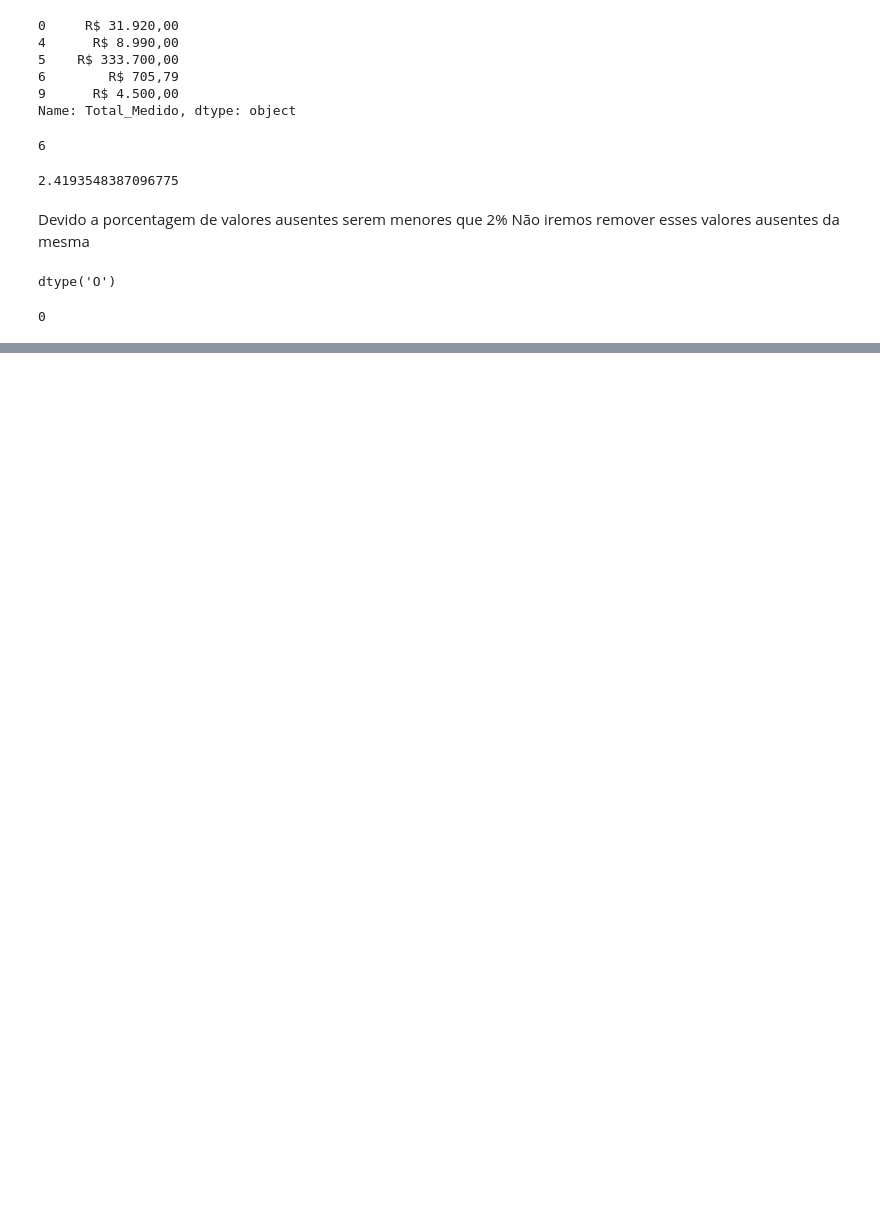
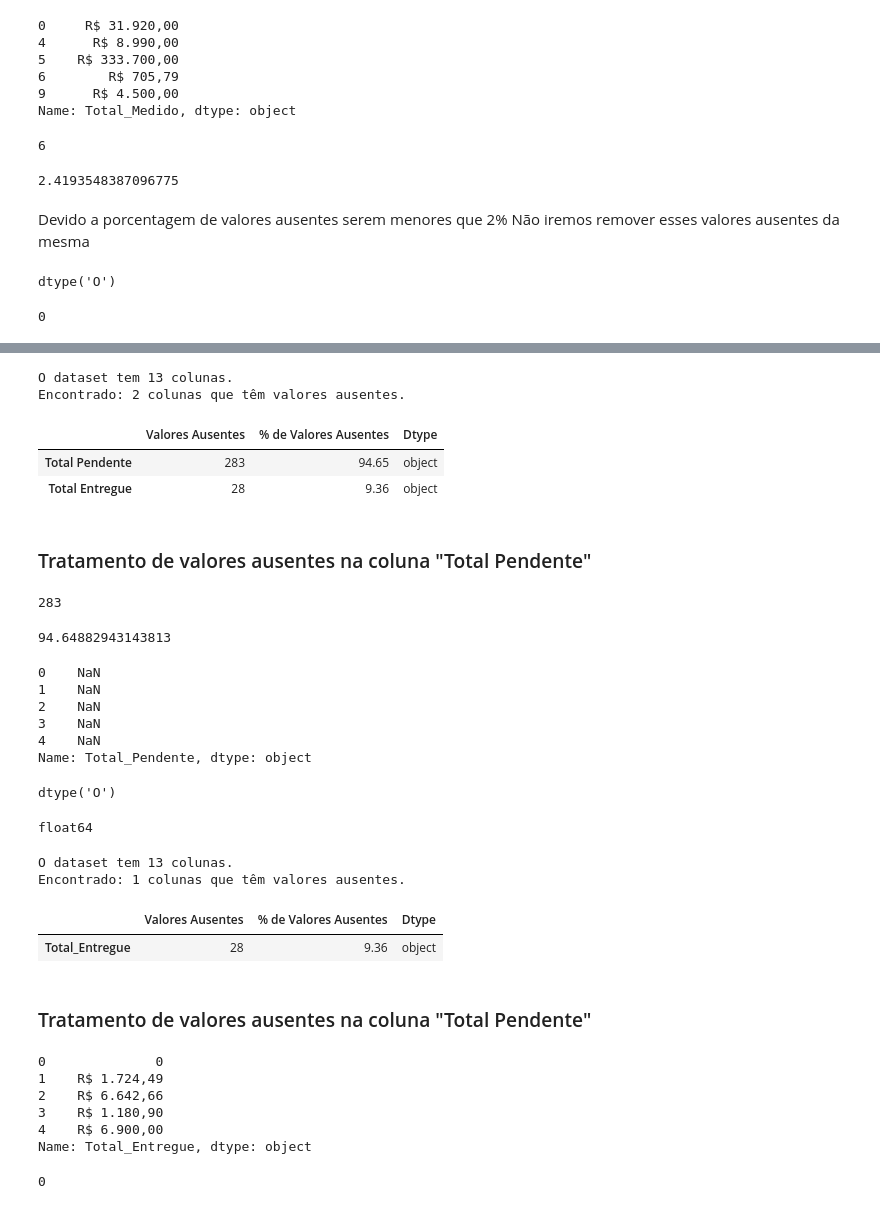
Before and after one commit to Marcelohxt/SiengeAQS, a Jupyter notebook: Dash.ipynb, the cells around one changed output, grey strips where cells are left out. Cells and saved outputs as stored; diff of their text form; code cells hidden in the pictures; blank space fills up the shorter version.

```diff
--- a/Dash.ipynb
+++ b/Dash.ipynb
@@ -567,0 +584,12 @@ Name: Total_Medido, dtype: float64
+# %%
+df2.drop(columns=['Ações'], inplace=True)  # Excluindo Coluna no df2
+# %%
+func_calc_percentual_valores_ausentes_coluna(df2)
+# %% [output]
+O dataset tem 13 colunas.
+Encontrado: 2 colunas que têm valores ausentes.
+|  | Valores Ausentes | % de Valores Ausentes | Dtype |
+| Total Pendente | 283 | 94.65 | object |
+| Total Entregue | 28 | 9.36 | object |
+# %% [markdown]
+### Tratamento de valores ausentes na coluna "Total Pendente"
@@ -567,0 +598,21 @@ Name: Total_Medido, dtype: float64
+# %%
+df2.Total_Pendente.isnull().sum()
+# %% [output]
+283
+# %%
+df2.Total_Pendente.isnull().mean()*100
+# %% [output]
+94.64882943143813
+# %%
+df2.Total_Pendente.head(5)
+# %% [output]
+0    NaN
+1    NaN
+2    NaN
+3    NaN
+4    NaN
+Name: Total_Pendente, dtype: object
+# %%
+df2.Total_Pendente.dtype
+# %% [output]
+dtype('O')
@@ -567,0 +634,13 @@ Name: Total_Medido, dtype: float64
+# %%
+print(df2['Total_Pendente'].dtype)  # Deve retornar: float64
+# %% [output]
+float64
+# %%
+func_calc_percentual_valores_ausentes_coluna(df2)
+# %% [output]
+O dataset tem 13 colunas.
+Encontrado: 1 colunas que têm valores ausentes.
+|  | Valores Ausentes | % de Valores Ausentes | Dtype |
+| Total_Entregue | 28 | 9.36 | object |
+# %% [markdown]
+### Tratamento de valores ausentes na coluna "Total Pendente"
@@ -567,0 +649,9 @@ Name: Total_Medido, dtype: float64
+# %%
+df2.Total_Entregue.head(5)
+# %% [output]
+0              0
+1    R$ 1.724,49
+2    R$ 6.642,66
+3    R$ 1.180,90
+4    R$ 6.900,00
+Name: Total_Entregue, dtype: object
@@ -567,0 +670,4 @@ Name: Total_Medido, dtype: float64
+# %%
+df2.Total_Entregue.isnull().sum()
+# %% [output]
+0
```
Also changed, not shown: parts of 31 cells of this notebook, 4 other files.
